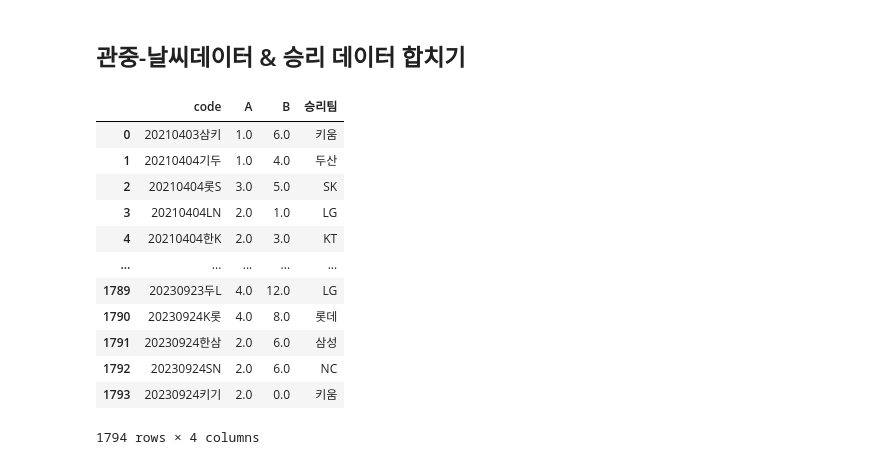
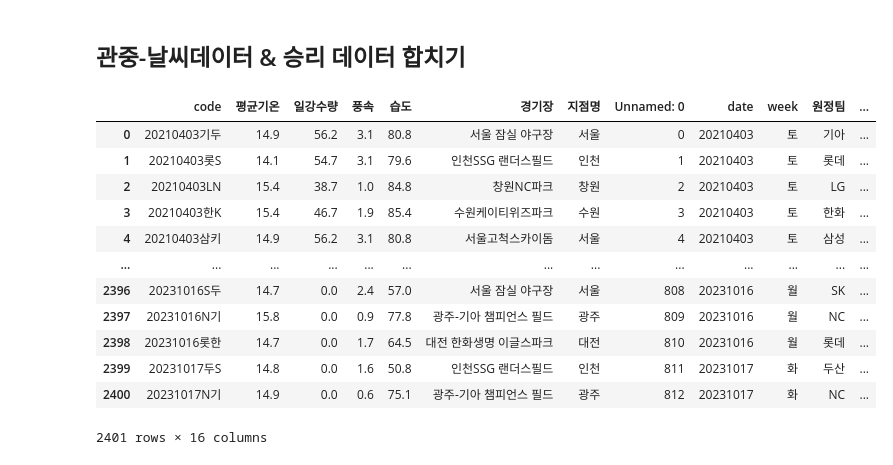
Before and after one commit to persuade39/kbobabo, a Jupyter notebook: final_eda_data.ipynb, the cells around one changed output. Drawn from its saved outputs; the diff is of its cells as text; code cells hidden in the pictures.

```diff
--- a/final_eda_data.ipynb
+++ b/final_eda_data.ipynb
@@ -13,7 +21,7 @@ df_weather = pd.read_csv('weather_treatment.csv')
 df_spec = pd.read_csv('spectator.csv')
 
 # KBO 경기결과 데이터
-df_kbo = pd.read_csv('result_kbo.csv')
+df_kbo = pd.read_csv('kbo_winlose_final.csv')
 # %% [markdown]
 ### 날씨-관중 데이터 합치기
 # %% [markdown]
@@ -160,33 +174,22 @@ weather_spec
 # %% [markdown]
 ## 관중-날씨데이터 & 승리 데이터 합치기
-# %%
-df_kbo
-
-# 필요한 컬럼만 추출하기
-cond3 = ['code', 'A', 'B', '승리팀']
-df_kbo2 = df_kbo[cond3]
-df_kbo2
-# %% [output]
-|  | code | A | B | 승리팀 |
-| 0 | 20210403삼키 | 1.0 | 6.0 | 키움 |
-| 1 | 20210404기두 | 1.0 | 4.0 | 두산 |
-| 2 | 20210404롯S | 3.0 | 5.0 | SK |
-| 3 | 20210404LN | 2.0 | 1.0 | LG |
-| 4 | 20210404한K | 2.0 | 3.0 | KT |
-| ... | ... | ... | ... | ... |
-| 1789 | 20230923두L | 4.0 | 12.0 | LG |
-| 1790 | 20230924K롯 | 4.0 | 8.0 | 롯데 |
-| 1791 | 20230924한삼 | 2.0 | 6.0 | 삼성 |
-| 1792 | 20230924SN | 2.0 | 6.0 | NC |
-| 1793 | 20230924키기 | 2.0 | 0.0 | 키움 |
-1794 rows × 4 columns
 # %%
 # 왼쪽 weather_spec
 # 오른쪽 df_kbo2
 
-eda_data = pd.merge(left = weather_spec, right = df_kbo2, on = 'code')
+eda_data = pd.merge(left = weather_spec, right = df_kbo, how = 'right', on = 'code')
 eda_data
-
-cond_final = ['code', '일시', '요일', '평균기온', '일강수량', '풍속', '습도', '강수여부', '경기장', '지점명', '원정팀', '홈팀', 'A', 'B', '승리팀']
-final_eda_data = eda_data[cond_final]
-final_eda_data.to_csv('final_eda_data.csv')
+# %% [output]
+|  | code | 평균기온 | 일강수량 | 풍속 | 습도 | 경기장 | 지점명 | Unnamed: 0 | date | week | 원정팀 | ... |
+| 0 | 20210403기두 | 14.9 | 56.2 | 3.1 | 80.8 | 서울 잠실 야구장 | 서울 | 0 | 20210403 | 토 | 기아 | ... |
+| 1 | 20210403롯S | 14.1 | 54.7 | 3.1 | 79.6 | 인천SSG 랜더스필드 | 인천 | 1 | 20210403 | 토 | 롯데 | ... |
+| 2 | 20210403LN | 15.4 | 38.7 | 1.0 | 84.8 | 창원NC파크 | 창원 | 2 | 20210403 | 토 | LG | ... |
+| 3 | 20210403한K | 15.4 | 46.7 | 1.9 | 85.4 | 수원케이티위즈파크 | 수원 | 3 | 20210403 | 토 | 한화 | ... |
+| 4 | 20210403삼키 | 14.9 | 56.2 | 3.1 | 80.8 | 서울고척스카이돔 | 서울 | 4 | 20210403 | 토 | 삼성 | ... |
+| ... | ... | ... | ... | ... | ... | ... | ... | ... | ... | ... | ... | ... |
+| 2396 | 20231016S두 | 14.7 | 0.0 | 2.4 | 57.0 | 서울 잠실 야구장 | 서울 | 808 | 20231016 | 월 | SK | ... |
+| 2397 | 20231016N기 | 15.8 | 0.0 | 0.9 | 77.8 | 광주-기아 챔피언스 필드 | 광주 | 809 | 20231016 | 월 | NC | ... |
+| 2398 | 20231016롯한 | 14.7 | 0.0 | 1.7 | 64.5 | 대전 한화생명 이글스파크 | 대전 | 810 | 20231016 | 월 | 롯데 | ... |
+| 2399 | 20231017두S | 14.8 | 0.0 | 1.6 | 50.8 | 인천SSG 랜더스필드 | 인천 | 811 | 20231017 | 화 | 두산 | ... |
+| 2400 | 20231017N기 | 14.9 | 0.0 | 0.6 | 75.1 | 광주-기아 챔피언스 필드 | 광주 | 812 | 20231017 | 화 | NC | ... |
+2401 rows × 16 columns
```
Also changed, not shown: parts of 6 cells of this notebook, 4 other files.
